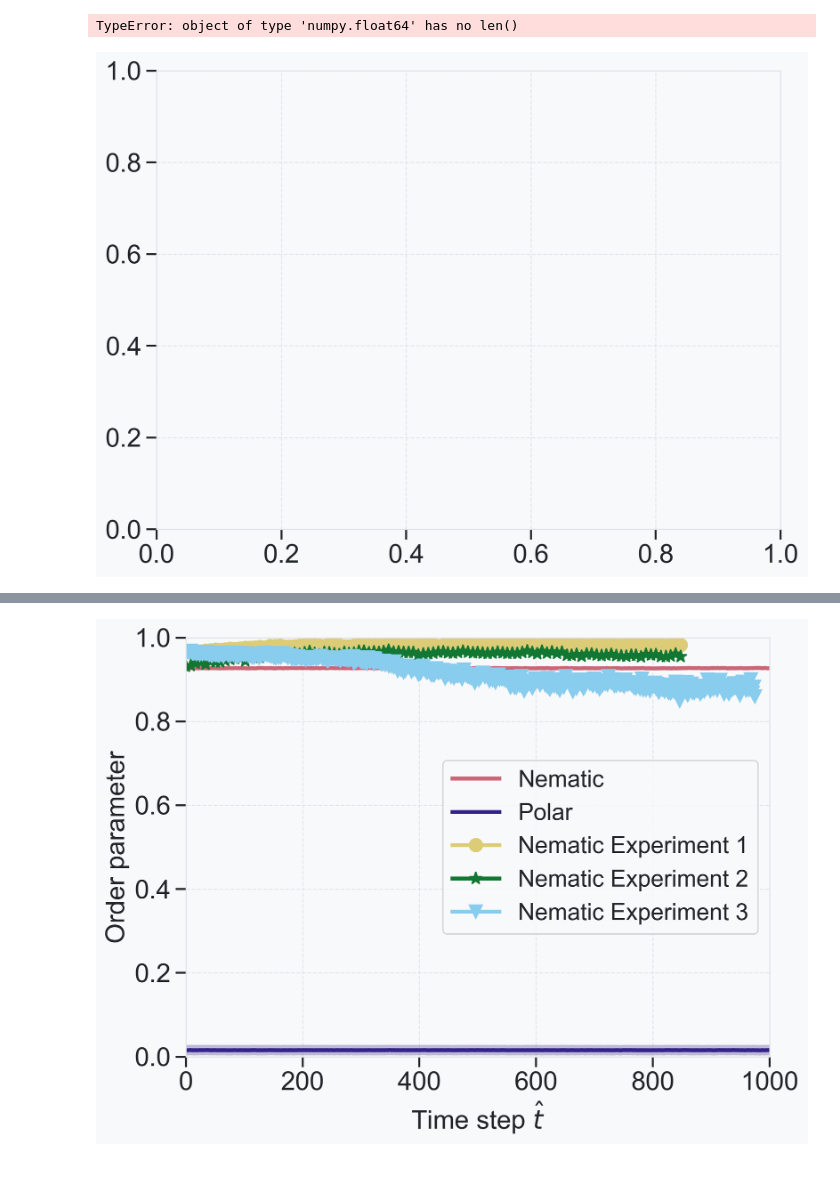
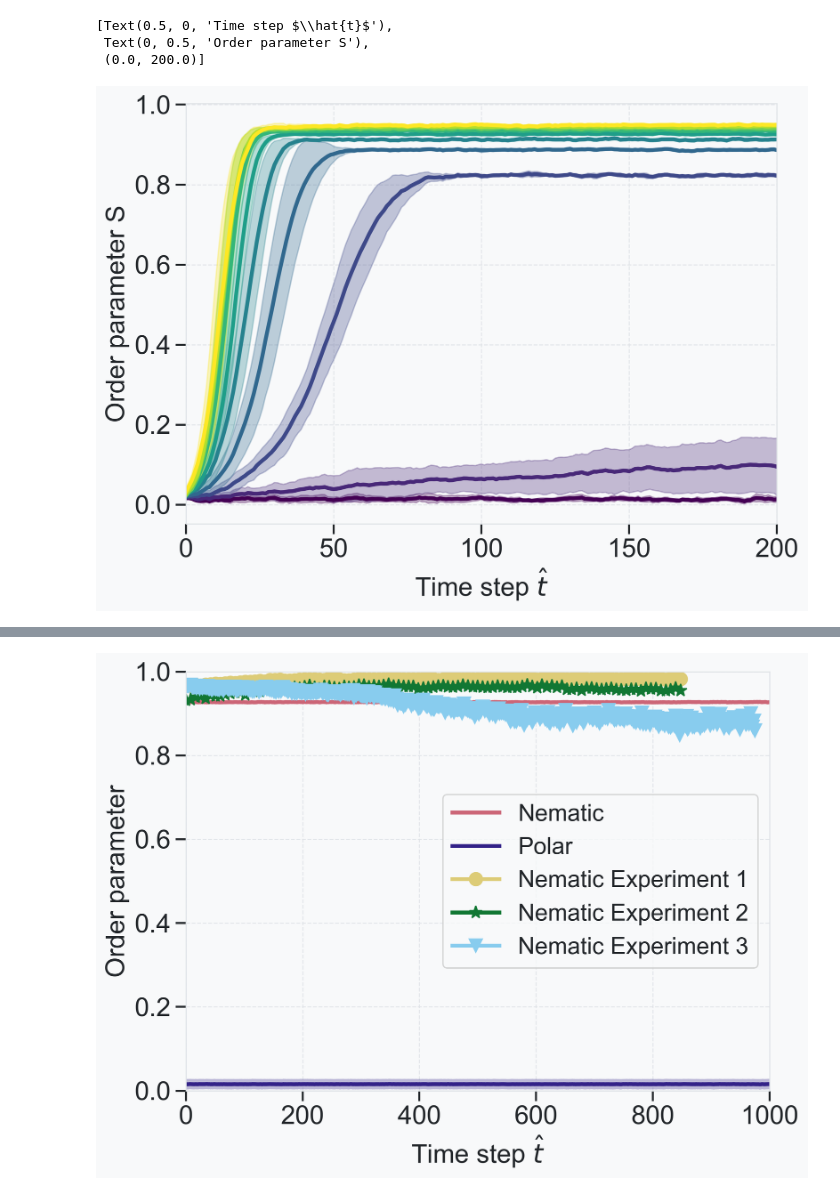
Before and after one commit to wppppupr/MTCargoSim, a Jupyter notebook: analysis/graph/order.ipynb, the cells around one changed output, grey strips where cells are left out. Drawn from its saved outputs; the diff is of its cells as text; code cells hidden in the pictures.

```diff
--- a/analysis/graph/order.ipynb
+++ b/analysis/graph/order.ipynb
@@ -14,30 +14,16 @@ from src import orderparameter as op
 
 plt.style.use('../../my_style.mplstyle')
 # %%
-folder = '/Volumes/My Passport/Sasaki/MTCargoSim/MT/P0.5_A0.1'
-
 S_mean = []
 S_std = []
 
 for A in [0.0, 0.1, 0.2, 0.3, 0.4, 0.5, 0.6, 0.7, 0.8, 0.9]:
-    folder = f'/Volumes/My Passport/Sasaki/MTCargoSim/MT/P0.5_A{A:.1f}'
+    folder = f'/Volumes/data/Sasaki/backup_git/MTCargoSim/data/MT/P0.5_A{A:.1f}'
     S = op.ensembleS(folder)
     S_mean.append(np.mean(S, axis=0))
     S_std.append(np.std(S, axis=0))
-
-
-fig, ax = plt.subplots()
-
-"""
-ax.plot(S_exp[0, :], S_exp[1, :], label='Experiment 1', linestyle=None, marker='o')
-ax.plot(S_exp2[0, :], S_exp2[1, :], label='Experiment 2', linestyle=None, marker='o')
-ax.plot(S_exp3[0, :], S_exp3[1, :], label='Experiment 3', linestyle=None, marker='o')
-"""
-for i in range(len(S_mean)):
-    ax.plot(np.arange(len(S_mean[i])), S_mean[i], label=f'A={i*0.1:.1f}', color=plt.cm.viridis(i/9))
-    ax.fill_between(np.arange(len(S_mean[i])), S_mean[i] - S_std[i], S_mean[i] + S_std[i], alpha=0.3, color=plt.cm.viridis(i/9))
-
-ax.set(xlabel='Time step $\hat{t}$', ylabel='Order parameter S', xlim = (0, 200))
 # %% [output]
-TypeError: object of type 'numpy.float64' has no len()
+[Text(0.5, 0, 'Time step $\\hat{t}$'),
+ Text(0, 0.5, 'Order parameter S'),
+ (0.0, 200.0)]
-[figure, old version]
+[figure, new version]
```
Also changed, not shown: parts of 2 cells of this notebook, 5 other files.
